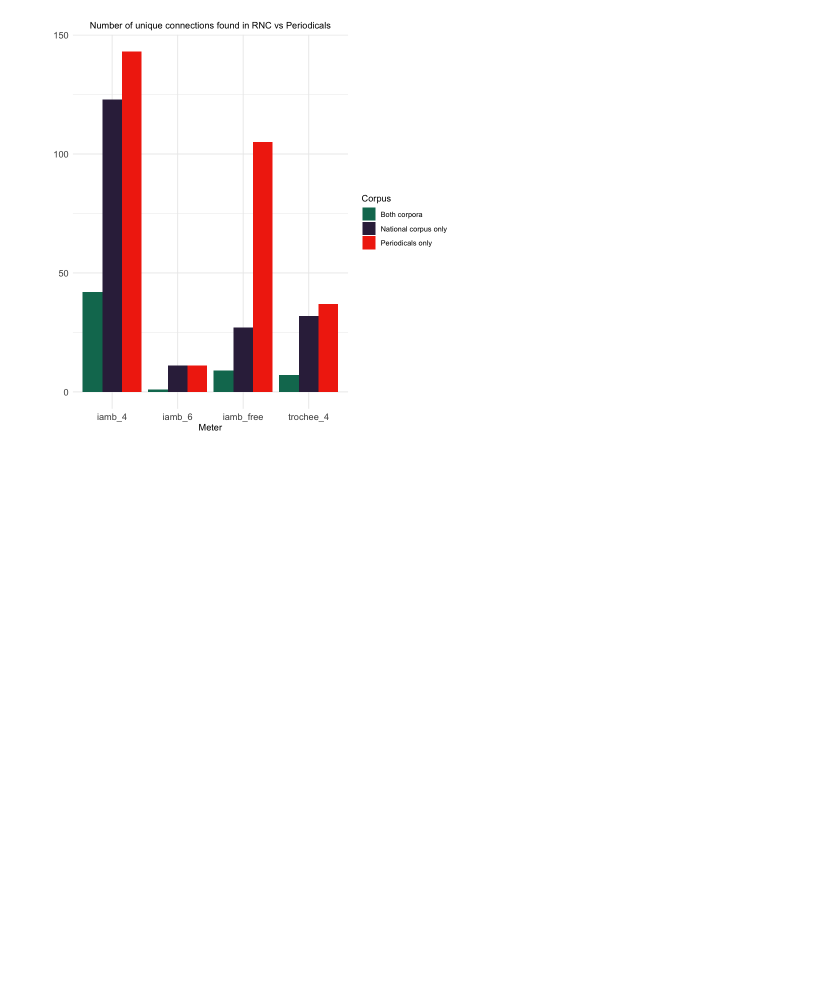
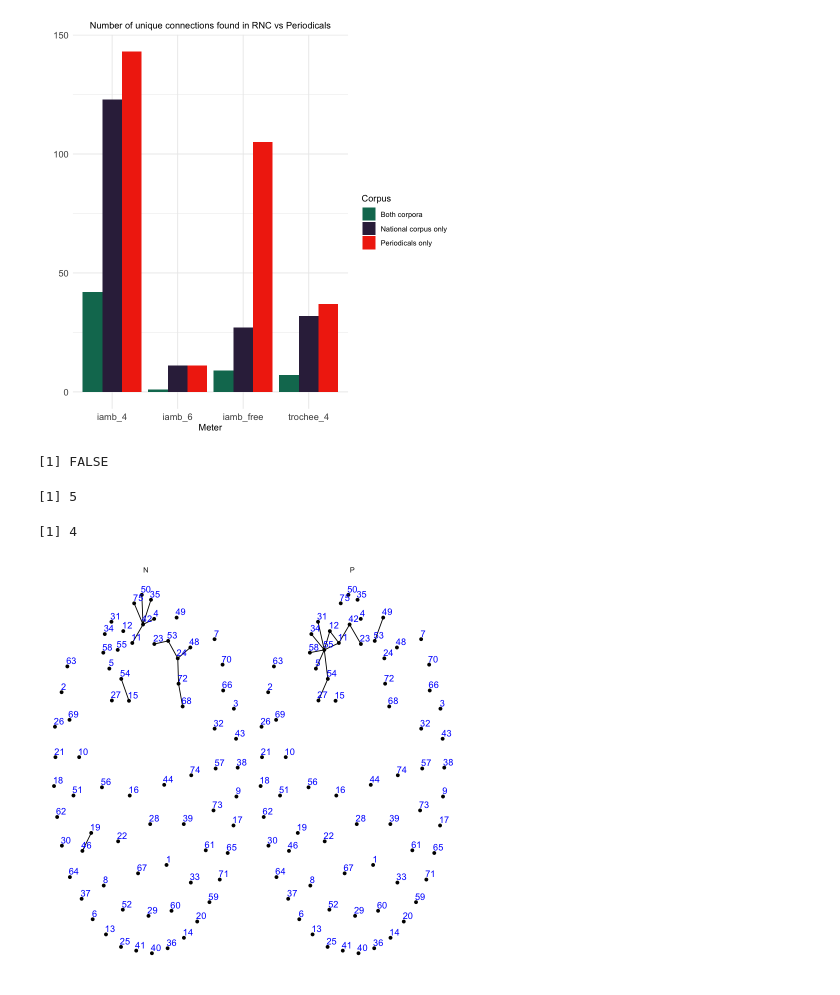
Before and after one commit to tonyamart/iamb_networks, a Jupyter notebook: scr/03_02_Networks_periodicals.ipynb, the cells around one changed output. Saved outputs shown, nothing was run; the diff lists cells and outputs as text; code cells hidden in the pictures; blank space fills up the shorter version.

Commit message:
upd 03, add 04 scr and plots

```diff
--- a/scr/03_02_Networks_periodicals.ipynb
+++ b/scr/03_02_Networks_periodicals.ipynb
@@ -828,0 +869,23 @@ links_1830 %>%
+# %%
+is_isomorphic_to(tr4_p, tr4_n)
+# %% [output]
+[1] FALSE
+# %%
+diameter(tr4_p)
+diameter(tr4_n)
+# %% [output]
+[1] 5
+[1] 4
+# %%
+net6 <- tbl_graph(nodelist, edgelist %>% filter(meter == "iamb_6"), directed = F)
+
+ggraph(net6, 'kk') +
+    geom_node_point() +
+    geom_edge_fan() +
+    geom_node_text(aes(label=idn),
+                   hjust=0.1,
+                   vjust=-0.4,
+                   color = "blue") +
+    facet_wrap(~corpus)
+# %% [output]
+[figure, added]
```
Also changed, not shown: parts of 14 cells of this notebook, 3 other files.
